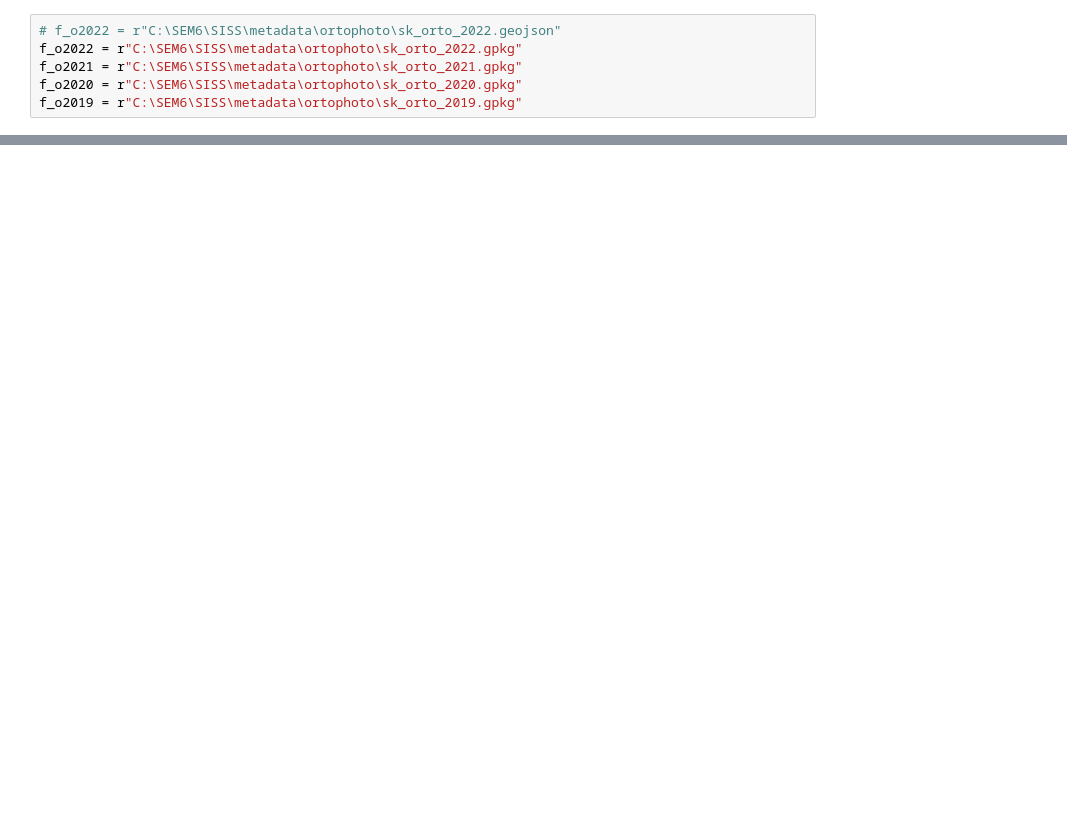
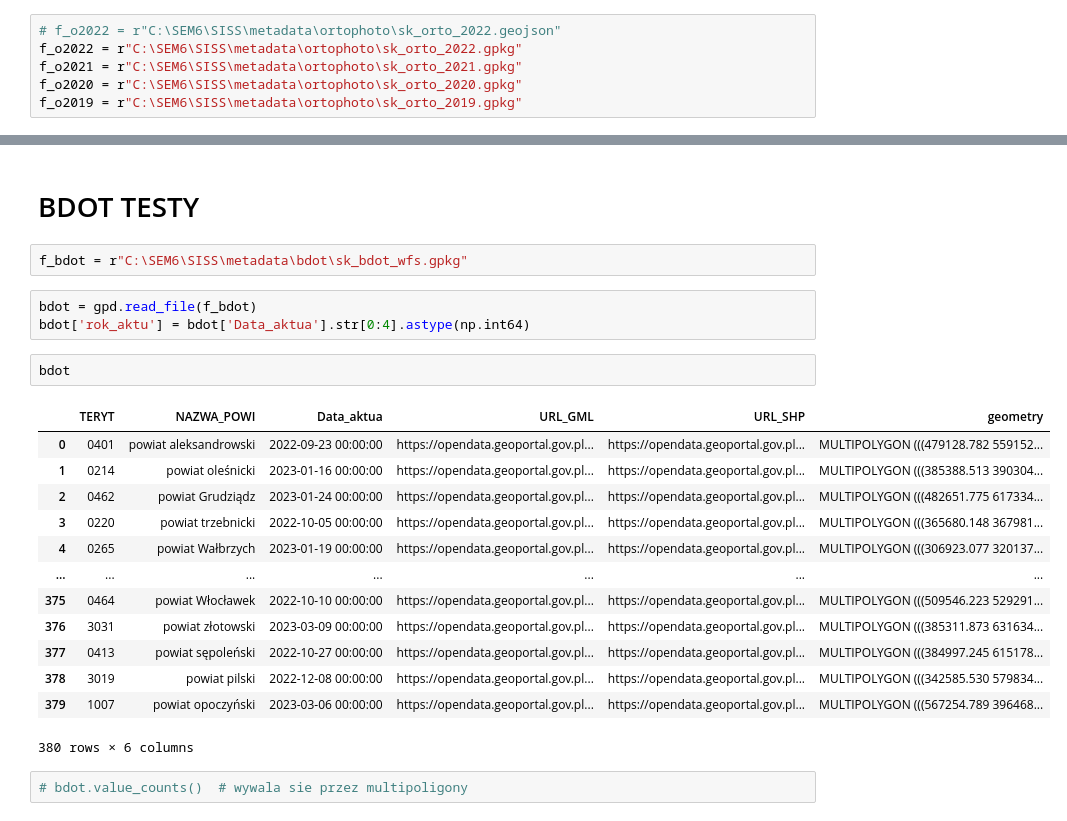
Before and after one commit to krz144/SISS, a Jupyter notebook: orto_bdot_meta.ipynb, the cells around one changed output, grey strips where cells are left out. Drawn from its saved outputs; the diff is of its cells as text; blank space fills up the shorter version.

```diff
--- a/orto_bdot_meta.ipynb
+++ b/orto_bdot_meta.ipynb
@@ -60,0 +87,25 @@ memory usage: 6.3+ MB
+# %% [markdown]
+# BDOT TESTY
+# %%
+f_bdot = r"C:\SEM6\SISS\metadata\bdot\sk_bdot_wfs.gpkg"
+# %%
+bdot = gpd.read_file(f_bdot)
+bdot['rok_aktu'] = bdot['Data_aktua'].str[0:4].astype(np.int64)
+# %%
+bdot
+# %% [output]
+|  | TERYT | NAZWA_POWI | Data_aktua | URL_GML | URL_SHP | geometry |
+| 0 | 0401 | powiat aleksandrowski | 2022-09-23 00:00:00 | https://opendata.geoportal.gov.pl... | https://opendata.geoportal.gov.pl... | MULTIPOLYGON (((479128.782 559152... |
+| 1 | 0214 | powiat oleśnicki | 2023-01-16 00:00:00 | https://opendata.geoportal.gov.pl... | https://opendata.geoportal.gov.pl... | MULTIPOLYGON (((385388.513 390304... |
+| 2 | 0462 | powiat Grudziądz | 2023-01-24 00:00:00 | https://opendata.geoportal.gov.pl... | https://opendata.geoportal.gov.pl... | MULTIPOLYGON (((482651.775 617334... |
+| 3 | 0220 | powiat trzebnicki | 2022-10-05 00:00:00 | https://opendata.geoportal.gov.pl... | https://opendata.geoportal.gov.pl... | MULTIPOLYGON (((365680.148 367981... |
+| 4 | 0265 | powiat Wałbrzych | 2023-01-19 00:00:00 | https://opendata.geoportal.gov.pl... | https://opendata.geoportal.gov.pl... | MULTIPOLYGON (((306923.077 320137... |
+| ... | ... | ... | ... | ... | ... | ... |
+| 375 | 0464 | powiat Włocławek | 2022-10-10 00:00:00 | https://opendata.geoportal.gov.pl... | https://opendata.geoportal.gov.pl... | MULTIPOLYGON (((509546.223 529291... |
+| 376 | 3031 | powiat złotowski | 2023-03-09 00:00:00 | https://opendata.geoportal.gov.pl... | https://opendata.geoportal.gov.pl... | MULTIPOLYGON (((385311.873 631634... |
+| 377 | 0413 | powiat sępoleński | 2022-10-27 00:00:00 | https://opendata.geoportal.gov.pl... | https://opendata.geoportal.gov.pl... | MULTIPOLYGON (((384997.245 615178... |
+| 378 | 3019 | powiat pilski | 2022-12-08 00:00:00 | https://opendata.geoportal.gov.pl... | https://opendata.geoportal.gov.pl... | MULTIPOLYGON (((342585.530 579834... |
+| 379 | 1007 | powiat opoczyński | 2023-03-06 00:00:00 | https://opendata.geoportal.gov.pl... | https://opendata.geoportal.gov.pl... | MULTIPOLYGON (((567254.789 396468... |
+380 rows × 6 columns
+# %%
+# bdot.value_counts()  # wywala sie przez multipoligony
```
Also changed, not shown: parts of 17 cells of this notebook.
